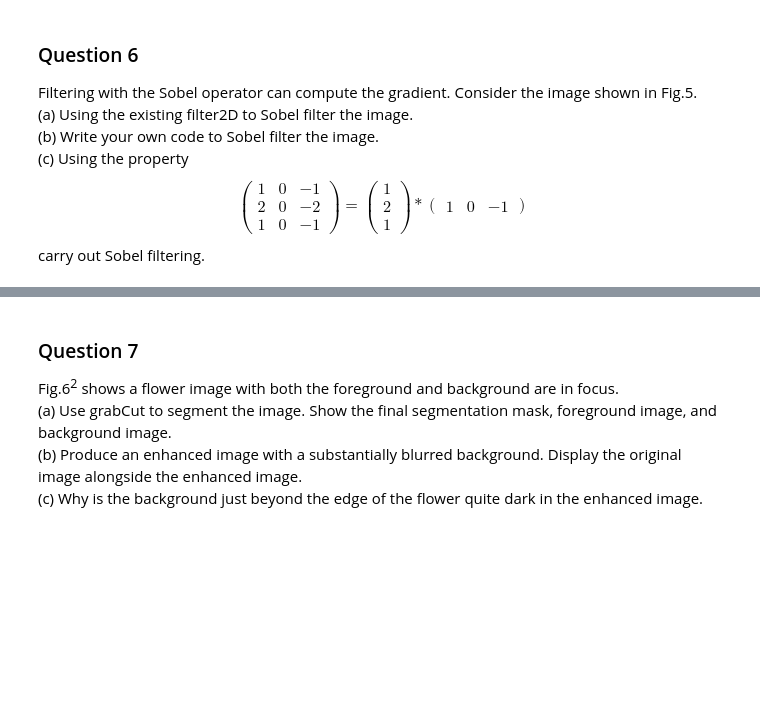
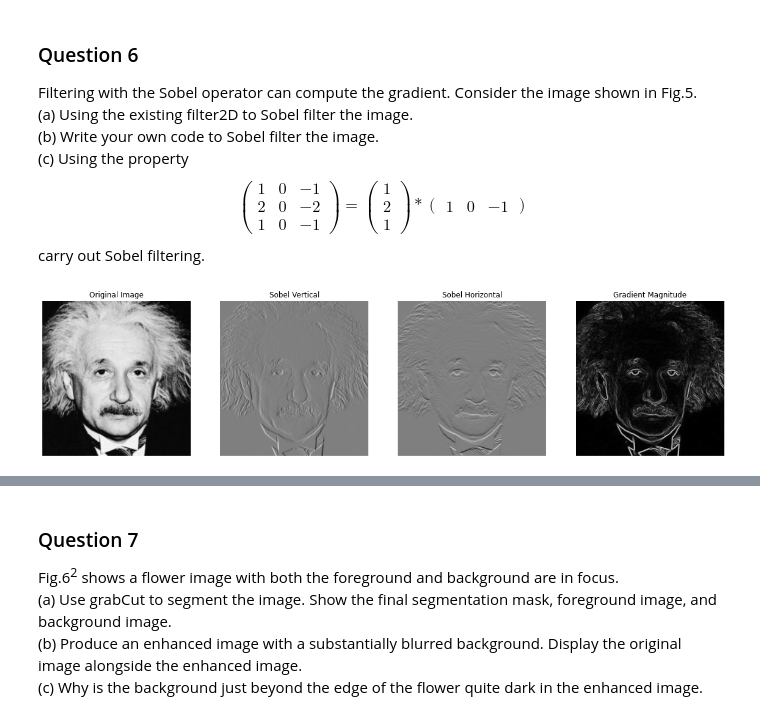
Before and after one commit to ayodyawkh/EN2550, a Jupyter notebook: Assignment_1/Assignment1.ipynb, the cells around one changed output, grey strips where cells are left out. Cells and saved outputs as stored; diff of their text form; code cells hidden in the pictures; blank space fills up the shorter version.

```diff
--- a/Assignment_1/Assignment1.ipynb
+++ b/Assignment_1/Assignment1.ipynb
@@ -242,3 +242,35 @@ $$
 \left(\begin{array}{cc} 1 & 0 & -1 \end{array}\right)
 $$
 carry out Sobel filtering.
+# %%
+import numpy as np
+import cv2 as cv
+import matplotlib.pyplot as plt
+
+Img = cv.imread('einstein.png', cv.IMREAD_GRAYSCALE).astype(np.float32)
+assert Img is not None
+
+kernel_h = np.array([(-1,-2,-1),(0,0,0),(1,2,1)], dtype = 'float32')
+f_y = cv.filter2D(Img, -1, kernel_h)
+
+kernel_v = np.array([(-1,0,1),(-2,0,2),(-1,0,1)], dtype = 'float32')
+f_x = cv.filter2D(Img, -1, kernel_v)
+grad_mag = np.sqrt(f_x**2 + f_y**2)
+
+figure, axis = plt.subplots(1,4, figsize = (20,20))
+
+axis[0].imshow(Img, cmap = 'gray', vmin = 0, vmax = 255)
+axis[0].axis('off')
+axis[0].title.set_text('Original Image')
+axis[1].imshow(f_x, cmap = 'gray', vmin = -1020, vmax = 1020)
+axis[1].axis('off')
+axis[1].title.set_text('Sobel Vertical')
+axis[2].imshow(f_y, cmap = 'gray', vmin = -1020, vmax = 1020)
+axis[2].axis('off')
+axis[2].title.set_text('Sobel Horizontal')
+axis[3].imshow(grad_mag, cmap = 'gray')
+axis[3].axis('off')
+axis[3].title.set_text('Gradient Magnitude')
+plt.show()
+# %% [output]
+[figure, added]
```
Also changed, not shown: parts of 1 cell of this notebook.
